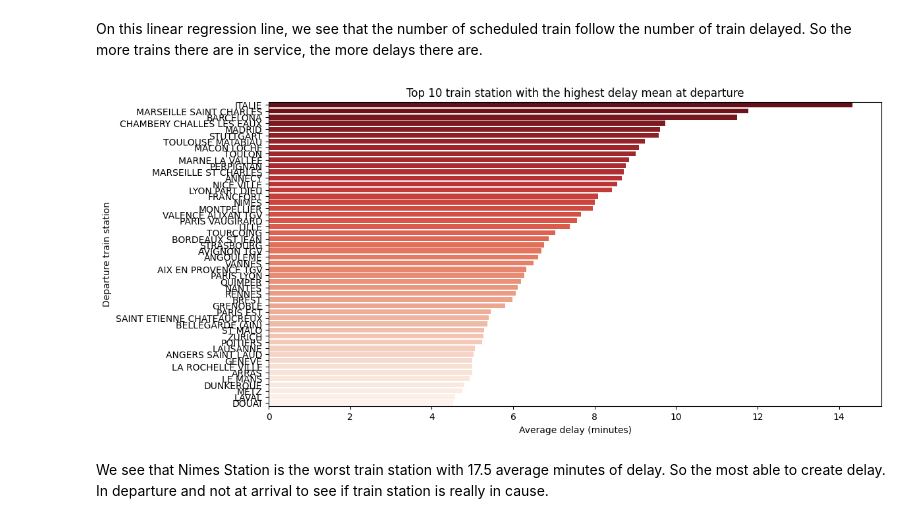
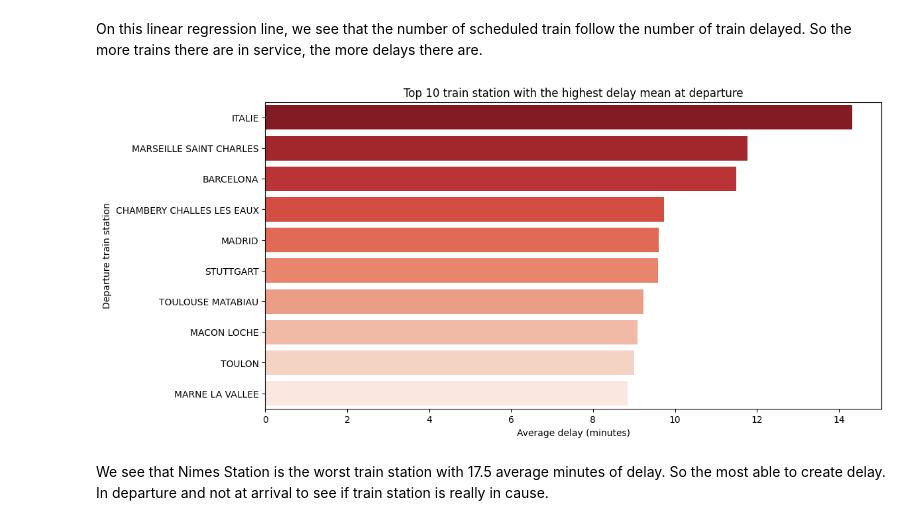
Before and after one commit to EthanLegendre/tardis, a Jupyter notebook: tardis_eda.ipynb, the cells around one changed output. Drawn from its saved outputs; the diff is of its cells as text; code cells hidden in the pictures.

```diff
--- a/tardis_eda.ipynb
+++ b/tardis_eda.ipynb
@@ -263,17 +263,17 @@ follow the number of train delayed. So the more trains there are in service, the
 # %%
 plot.figure(figsize=(12, 6))
 
 worst_ts = (dataset.groupby(cf.departure)[cf
 .average_delay_all_train_at_arrival].mean().sort_values(ascending=False).head
-            (50))
+            (10))
 sns.barplot(x=worst_ts.values, y=worst_ts.index, hue=worst_ts.index,
             palette='Reds_r')
 plot.title('Top 10 train station with the highest delay mean at departure')
 plot.xlabel('Average delay (minutes)')
 plot.ylabel('Departure train station')
 plot.show()
 # %% [output]
-[figure, old version]
+[figure, new version]
 # %% [markdown]
 We see that Nimes Station is the worst train station with 17.5 average
 minutes of delay. So the most able to create delay. In departure and not at
```
